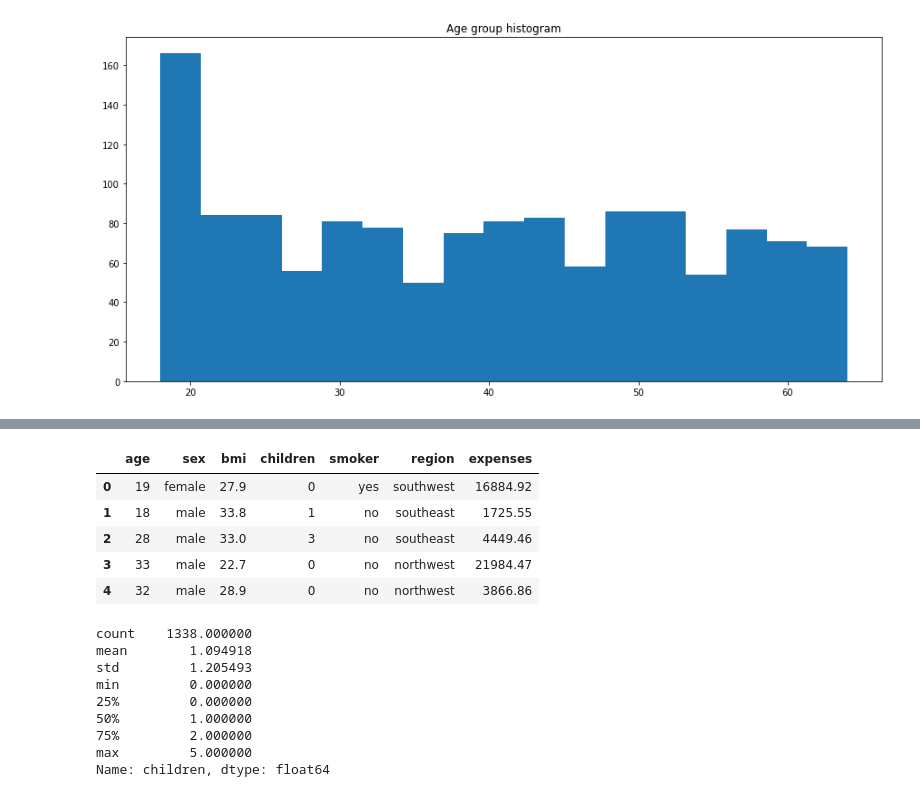
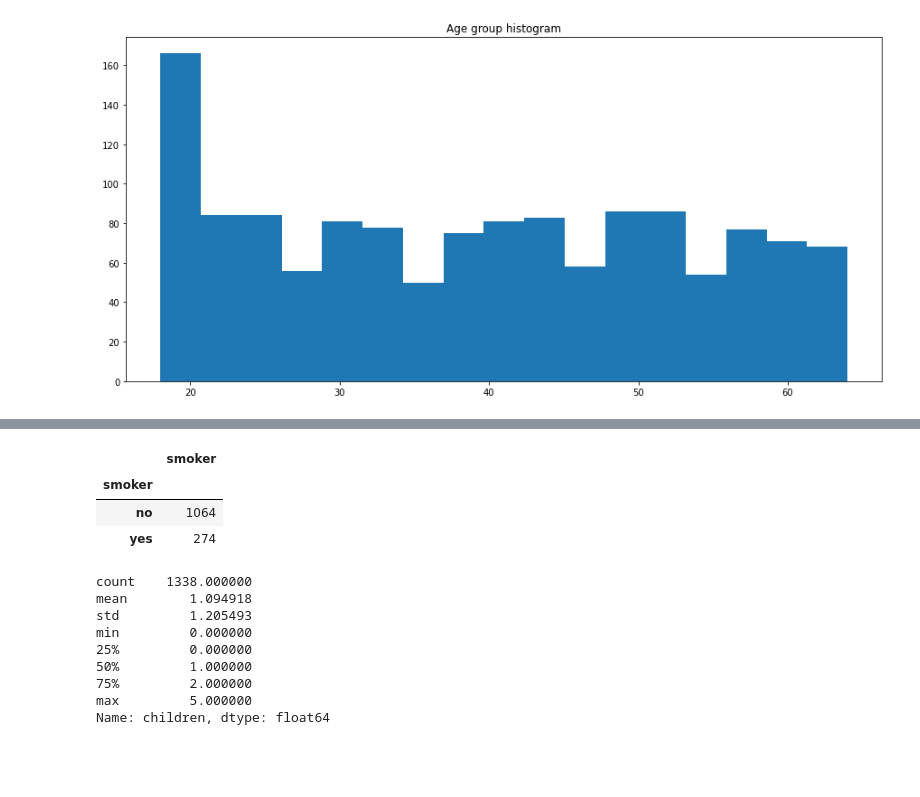
Before and after one commit to rohanpatankar926/insurance_premium_cicd_aws, a Jupyter notebook: EDA for Insurance premium prediction.ipynb, the cells around one changed output, grey strips where cells are left out. Cells and saved outputs as stored; diff of their text form; code cells hidden in the pictures; blank space fills up the shorter version.

```diff
--- a/EDA for Insurance premium prediction.ipynb
+++ b/EDA for Insurance premium prediction.ipynb
@@ -109,12 +131,10 @@ plt.show()
 # %%
-df.head()
+pd.DataFrame(df.groupby('smoker')['smoker'].count())
 # %% [output]
-|  | age | sex | bmi | children | smoker | region | expenses |
-| 0 | 19 | female | 27.9 | 0 | yes | southwest | 16884.92 |
-| 1 | 18 | male | 33.8 | 1 | no | southeast | 1725.55 |
-| 2 | 28 | male | 33.0 | 3 | no | southeast | 4449.46 |
-| 3 | 33 | male | 22.7 | 0 | no | northwest | 21984.47 |
-| 4 | 32 | male | 28.9 | 0 | no | northwest | 3866.86 |
+|  | smoker |
+| smoker |  |
+| no | 1064 |
+| yes | 274 |
 # %%
 df['children'].describe()
 # %% [output]
```
Also changed, not shown: parts of 21 cells of this notebook.
